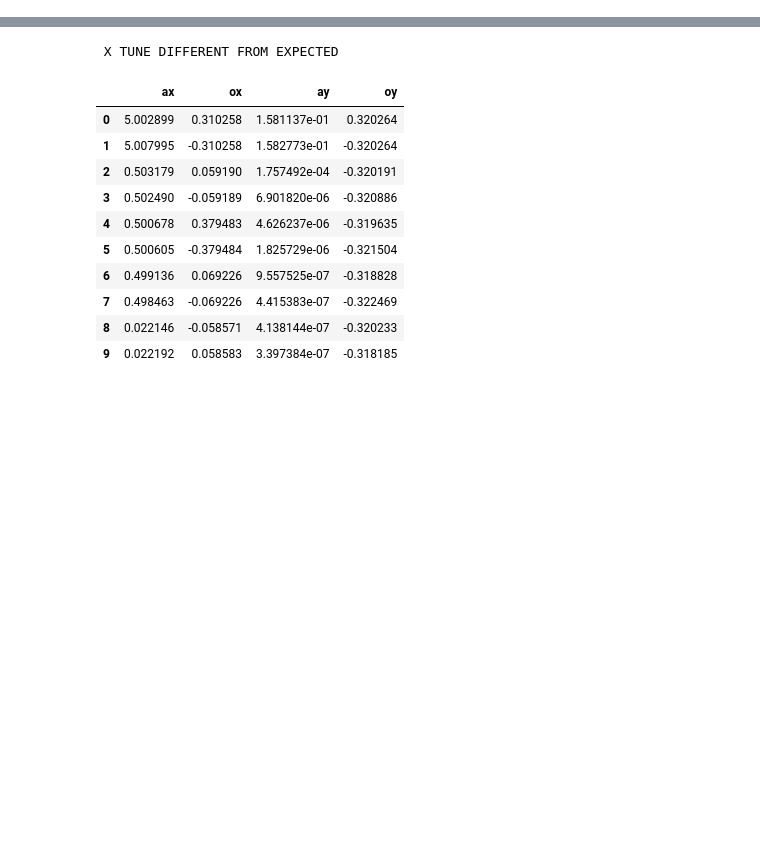
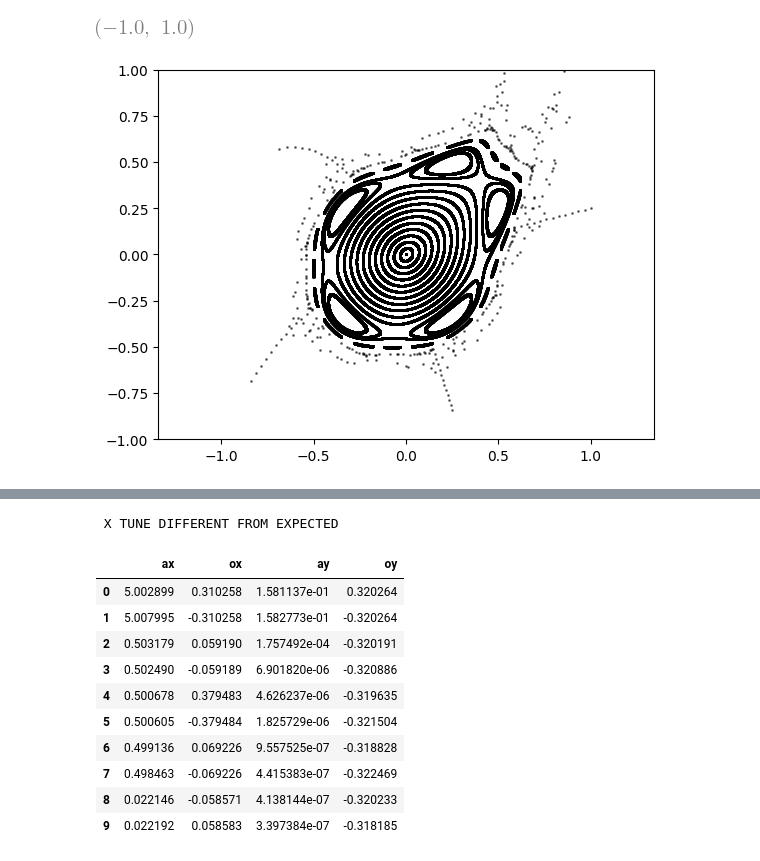
Before and after one commit to pbelange/PySUSSIX, a Jupyter notebook: test_sussix.ipynb, the cells around one changed output, grey strips where cells are left out. Cells and saved outputs as stored; diff of their text form; code cells hidden in the pictures; blank space fills up the shorter version.

```diff
--- a/test_sussix.ipynb
+++ b/test_sussix.ipynb
@@ -52,0 +107,49 @@ plt.axis('square');
+# %%
+import sympy as sp
+import numpy as np
+import matplotlib.pyplot as plt
+sp.init_printing(use_unicode=True,fontsize=24)
+import sys
+
+sys.path.append('../McMillan/')
+import McMillan.Maps.Maps as maps
+import McMillan.Plotting.McMPlots as mcmplt
+
+
+
+
+x,px,a,b,c,d = sp.symbols('x p_x a b c d',real=True,positive=True)
+
+#=========================
+# MAP
+a = 0.4
+b = 0.7
+c = 1
+xp  =  px
+pxp =  -x +a*px + b*px**2 + c*px**3
+
+henon = maps.Map1D(xp,pxp,x,px)
+#==========================
+
+
+turns = int(10000)
+N     = np.arange(0,turns)
+
+plt.figure()
+
+
+x_points =np.linspace(0,1,30)
+px_points = 0.25*x_points#0.25*np.linspace(0,1,30)
+
+
+
+for part_x,part_px in zip(x_points,px_points):
+    _x,_px =  henon.iterate(part_x,part_px,turns)
+    plt.plot(_x,_px,'o',color='k',alpha=0.5,ms=1,label='space')
+
+plt.axis('equal')
+plt.xlim(-1,1)
+plt.ylim(-1,1)
+# %% [output]
+[figure, added]
+[figure, added]
```
Also changed, not shown: parts of 20 cells of this notebook, 5 other files.
